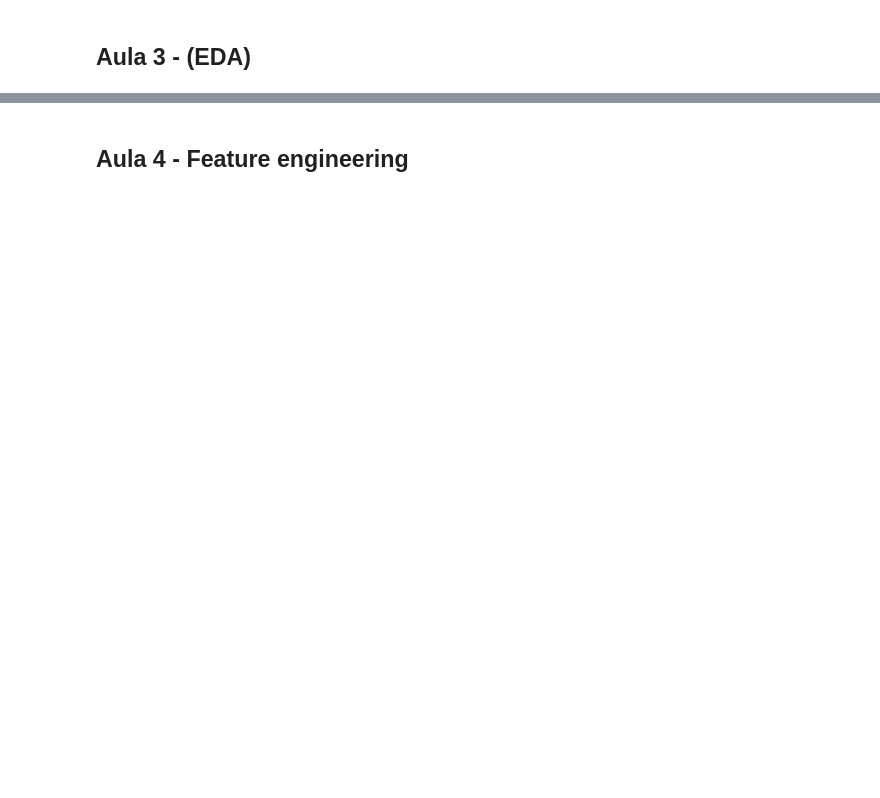
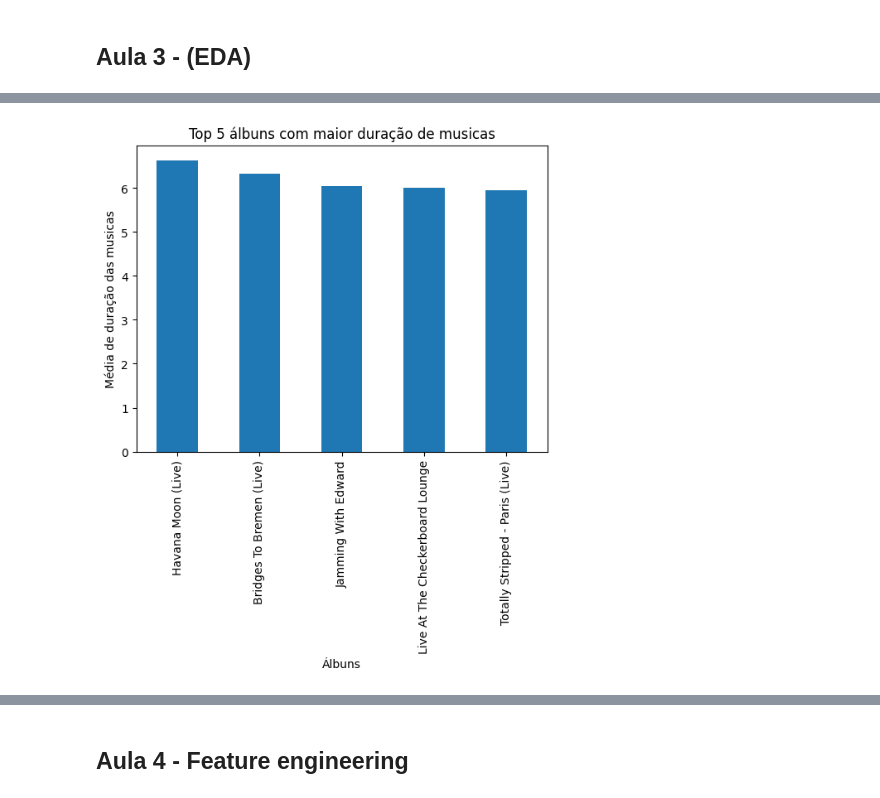
Before and after one commit to MCardosoDev/Data_Analytics_Fiap, a Jupyter notebook: FASE 2 - MACHINE LEARNING AND TIME SERIES/Machine Learning com Python/Aula 6 - Limitações e os Modelos de Classificação/aula6.ipynb, the cells around one changed output, grey strips where cells are left out. Drawn from its saved outputs; the diff is of its cells as text; code cells hidden in the pictures; blank space fills up the shorter version.

```diff
--- a/FASE 2 - MACHINE LEARNING AND TIME SERIES/Machine Learning com Python/Aula 6 - Limitações e os Modelos de Classificação/aula6.ipynb
+++ b/FASE 2 - MACHINE LEARNING AND TIME SERIES/Machine Learning com Python/Aula 6 - Limitações e os Modelos de Classificação/aula6.ipynb
@@ -368,4 +602,5 @@ accuracy
 # %% [markdown]
 ## Aula 3 - (EDA)
 # %%
-df = pd.read_csv('../../Data/Fase 2/data_spotify.csv')
+df = pd.read_excel('../../../Data/Fase 2/dataset_rolling_stones.xlsx')
+df.head()
@@ -380,5 +614,2 @@ df.groupby("album")["duracao_em_min"].mean()
-# %%
-df = pd.read_excel('../../Data/Fase 2/dataset_rolling_stones.xlsx')
-df.head()
 # %%
 df.info()
@@ -402,9 +737,12 @@ df_maior_duracao_musica
 # %%
+df_maior_duracao_musica = df.groupby('album')['duracao_em_min'].mean().sort_values(ascending=False)
 df_maior_duracao_musica.head(5).plot(kind="bar")
 plt.xlabel("Álbuns")
 plt.ylabel("Média de duração das musicas")
 plt.title("Top 5 álbuns com maior duração de musicas")
 plt.show()
+# %% [output]
+[figure, added]
 # %%
 top_albums = df["album"].value_counts().head(10)
 plt.barh(top_albums.index, top_albums.values)
```
Also changed, not shown: parts of 196 cells of this notebook, 7 other files.
